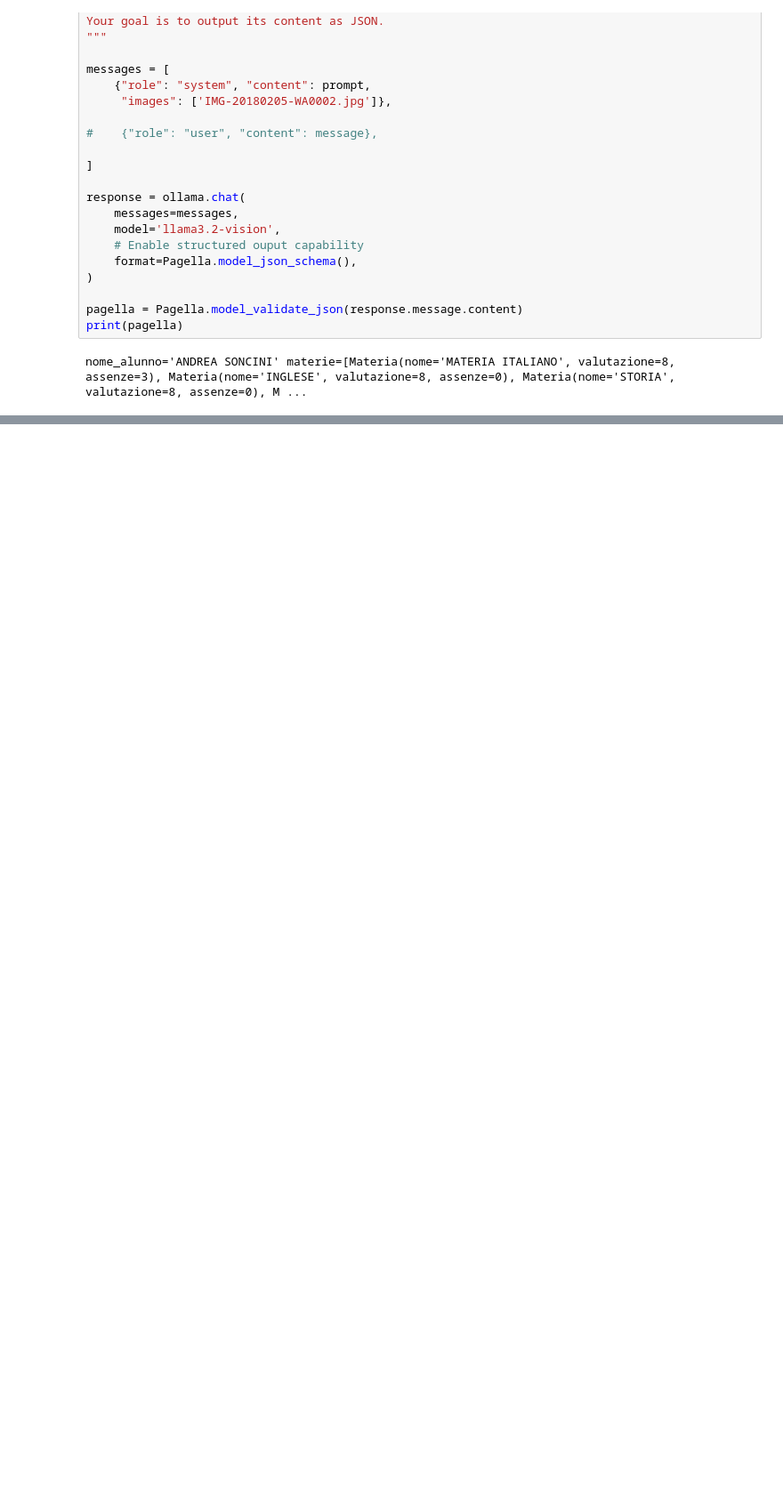
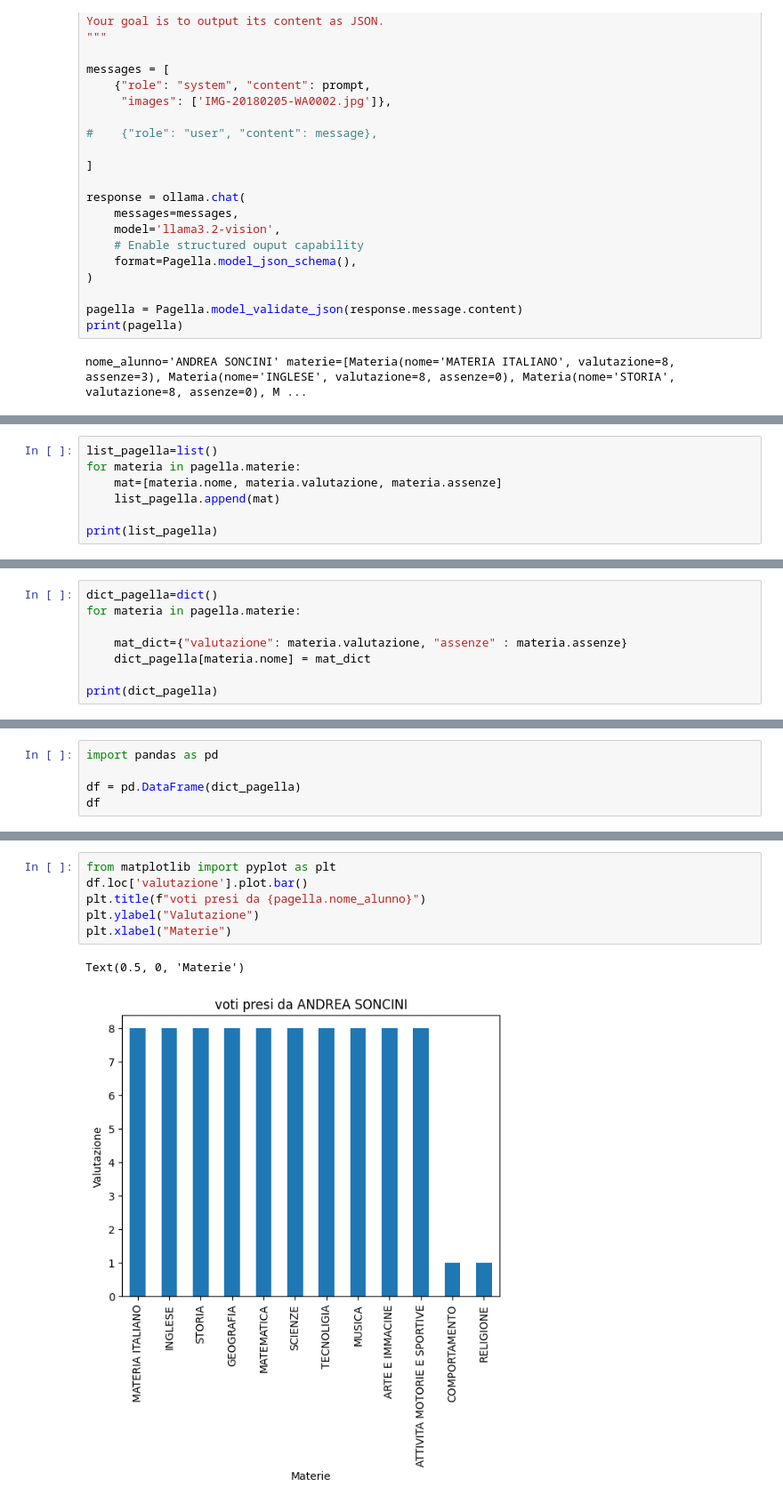
Before and after one commit to soncio69/langchain_apps, a Jupyter notebook: Test_Ollama_vison.ipynb, the cells around one changed output, grey strips where cells are left out. Shown at 89% size. Drawn from its saved outputs; the diff is of its cells as text; blank space fills up the shorter version.

```diff
--- a/Test_Ollama_vison.ipynb
+++ b/Test_Ollama_vison.ipynb
@@ -78,0 +106,7 @@ nome_alunno='ANDREA SONCINI' materie=[Materia(nome='MATERIA ITALIANO', valutazio
+# %%
+list_pagella=list()
+for materia in pagella.materie:
+    mat=[materia.nome, materia.valutazione, materia.assenze]
+    list_pagella.append(mat)
+
+print(list_pagella)
@@ -78,0 +115,8 @@ nome_alunno='ANDREA SONCINI' materie=[Materia(nome='MATERIA ITALIANO', valutazio
+# %%
+dict_pagella=dict()
+for materia in pagella.materie:
+
+    mat_dict={"valutazione": materia.valutazione, "assenze" : materia.assenze}
+    dict_pagella[materia.nome] = mat_dict
+
+print(dict_pagella)
@@ -78,0 +125,5 @@ nome_alunno='ANDREA SONCINI' materie=[Materia(nome='MATERIA ITALIANO', valutazio
+# %%
+import pandas as pd
+
+df = pd.DataFrame(dict_pagella)
+df
@@ -78,0 +150,9 @@ nome_alunno='ANDREA SONCINI' materie=[Materia(nome='MATERIA ITALIANO', valutazio
+# %%
+from matplotlib import pyplot as plt
+df.loc['valutazione'].plot.bar()
+plt.title(f"voti presi da {pagella.nome_alunno}")
+plt.ylabel("Valutazione")
+plt.xlabel("Materie")
+# %% [output]
+Text(0.5, 0, 'Materie')
+[figure, added]
```
Also changed, not shown: parts of 7 cells of this notebook.
